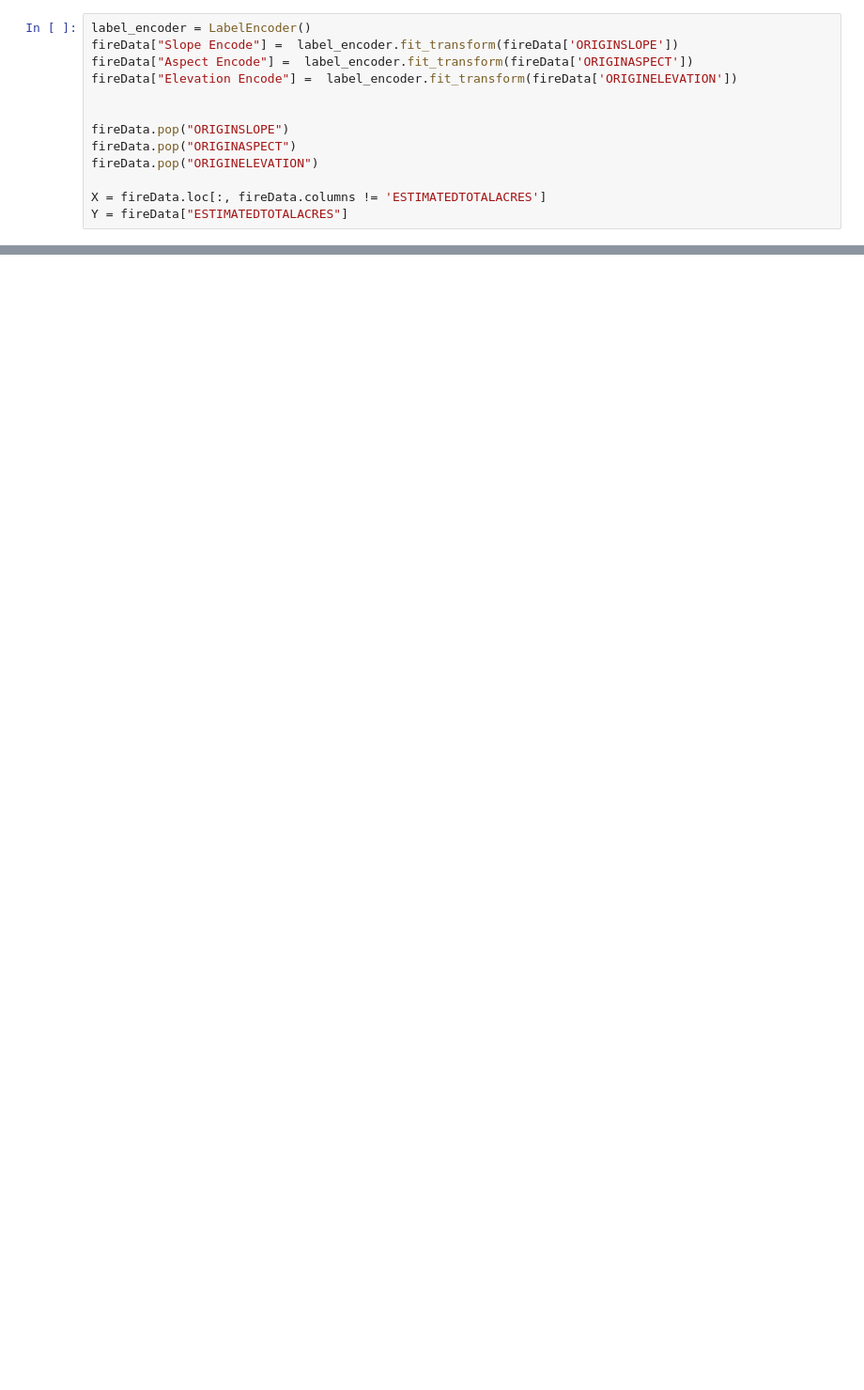
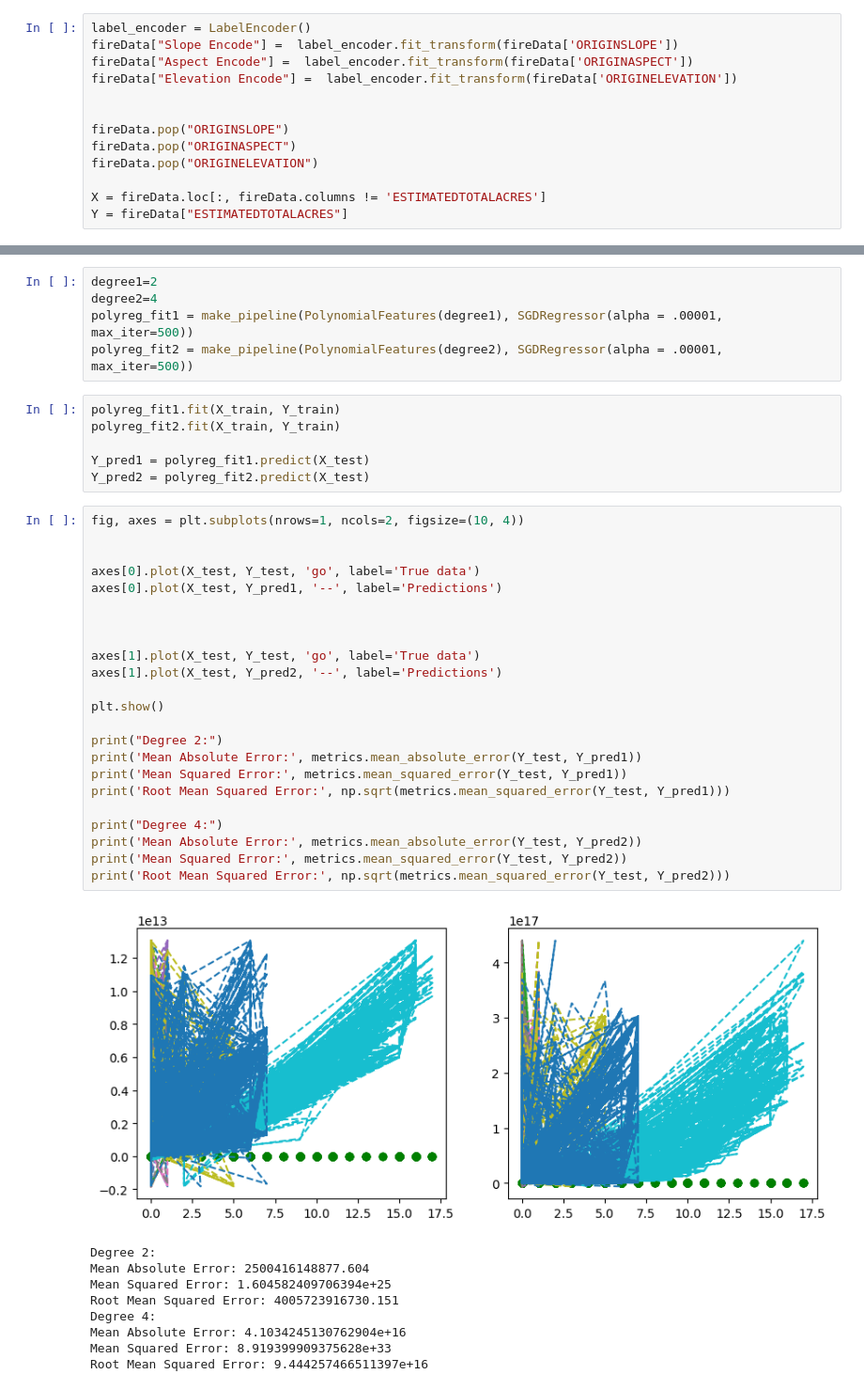
Before and after one commit to AeJohnson13/FireAid-stuff, a Jupyter notebook: Mini-Project.ipynb, the cells around one changed output, grey strips where cells are left out. Shown at 94% size. Drawn from its saved outputs; the diff is of its cells as text; blank space fills up the shorter version.

```diff
--- a/Mini-Project.ipynb
+++ b/Mini-Project.ipynb
@@ -86,0 +169,44 @@ polyreg_fit = make_pipeline(PolynomialFeatures(degree), SGDRegressor(alpha = .00
+# %%
+degree1=2
+degree2=4
+polyreg_fit1 = make_pipeline(PolynomialFeatures(degree1), SGDRegressor(alpha = .00001, max_iter=500))
+polyreg_fit2 = make_pipeline(PolynomialFeatures(degree2), SGDRegressor(alpha = .00001, max_iter=500))
+# %%
+polyreg_fit1.fit(X_train, Y_train)
+polyreg_fit2.fit(X_train, Y_train)
+
+Y_pred1 = polyreg_fit1.predict(X_test)
+Y_pred2 = polyreg_fit2.predict(X_test)
+# %%
+fig, axes = plt.subplots(nrows=1, ncols=2, figsize=(10, 4))
+
+
+axes[0].plot(X_test, Y_test, 'go', label='True data')
+axes[0].plot(X_test, Y_pred1, '--', label='Predictions')
+
+
+
+axes[1].plot(X_test, Y_test, 'go', label='True data')
+axes[1].plot(X_test, Y_pred2, '--', label='Predictions')
+
+plt.show()
+
+print("Degree 2:")
+print('Mean Absolute Error:', metrics.mean_absolute_error(Y_test, Y_pred1))
+print('Mean Squared Error:', metrics.mean_squared_error(Y_test, Y_pred1))
+print('Root Mean Squared Error:', np.sqrt(metrics.mean_squared_error(Y_test, Y_pred1)))
+
+print("Degree 4:")
+print('Mean Absolute Error:', metrics.mean_absolute_error(Y_test, Y_pred2))
+print('Mean Squared Error:', metrics.mean_squared_error(Y_test, Y_pred2))
+print('Root Mean Squared Error:', np.sqrt(metrics.mean_squared_error(Y_test, Y_pred2)))
+# %% [output]
+[figure, added]
+Degree 2:
+Mean Absolute Error: 2500416148877.604
+Mean Squared Error: 1.604582409706394e+25
+Root Mean Squared Error: 4005723916730.151
+Degree 4:
+Mean Absolute Error: 4.1034245130762904e+16
+Mean Squared Error: 8.919399909375628e+33
+Root Mean Squared Error: 9.444257466511397e+16
```
Also changed, not shown: parts of 27 cells of this notebook, 1 other file.
